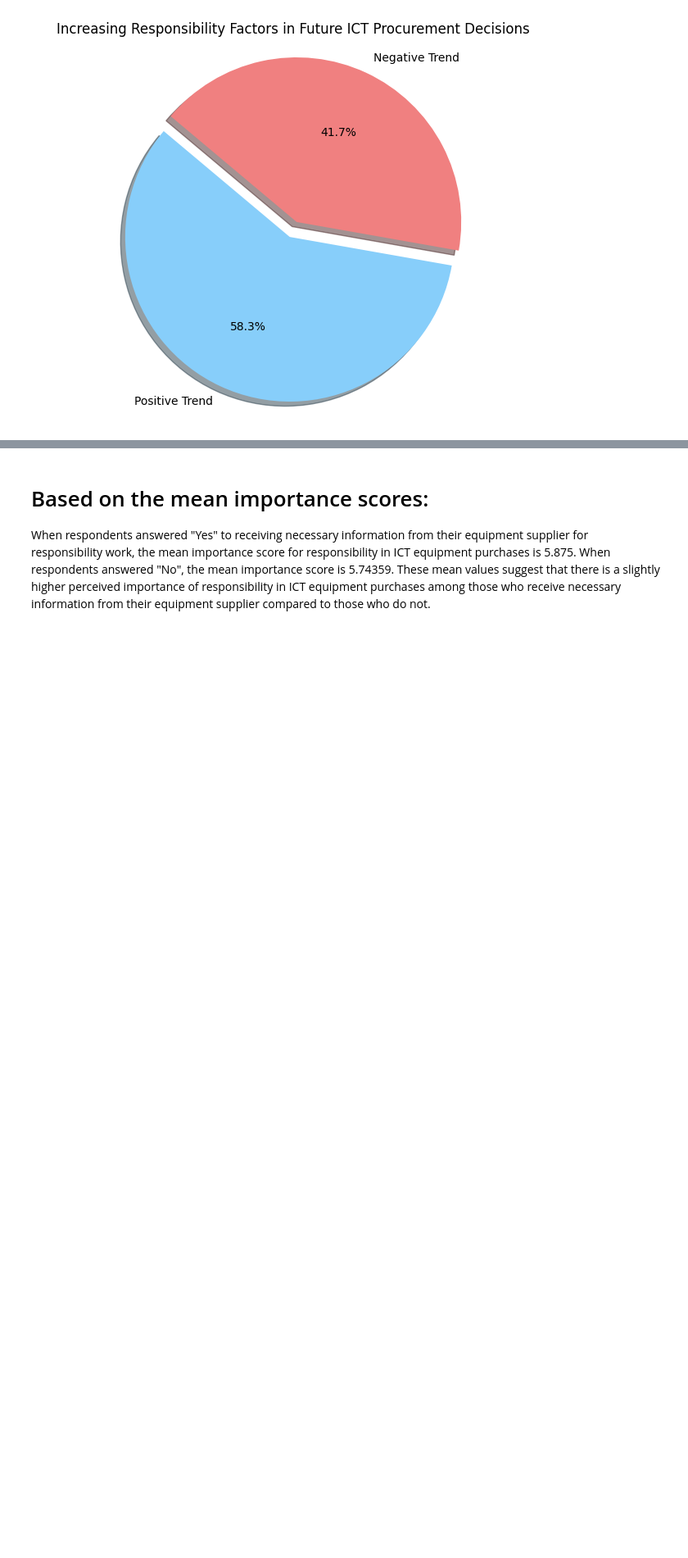
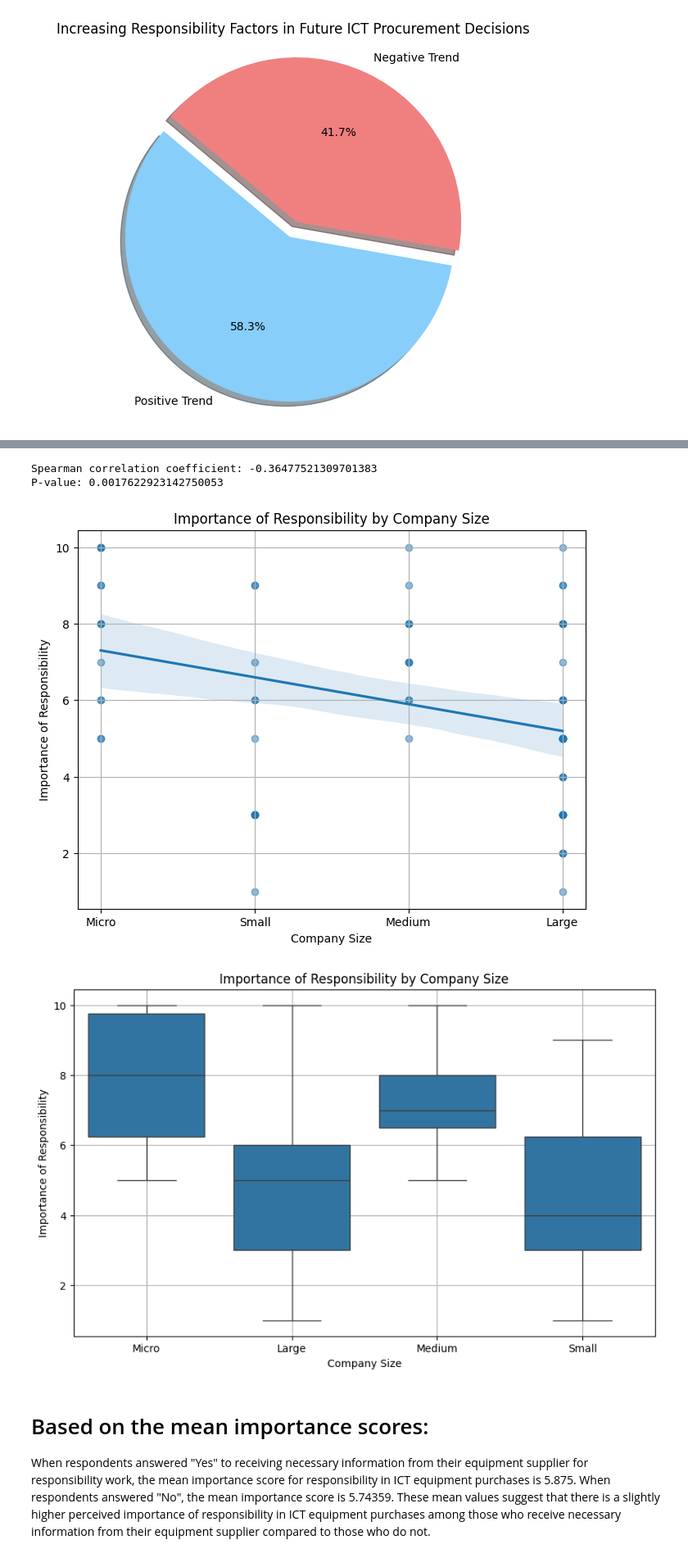
Before and after one commit to ProArif/Thesis, a Jupyter notebook: SurveyAnalysis.ipynb, the cells around one changed output, grey strips where cells are left out. Shown at 82% size. Saved outputs shown, nothing was run; the diff lists cells and outputs as text; code cells hidden in the pictures; blank space fills up the shorter version.

```diff
--- a/SurveyAnalysis.ipynb
+++ b/SurveyAnalysis.ipynb
@@ -545,3 +586,58 @@ plt.show()
+# %%
+
+# Columns for correlation analysis
+correlation_vars = [
+    'How big is your organization?',
+    'Importance of Responsibility'
+]
+
+# Create a subset of the data for correlation analysis
+correlation_data = data[correlation_vars]
+
+# Check for missing values
+#print("Missing values in 'How big is your organization?':", correlation_data['How big is your organization?'].isnull().sum())
+#print("Missing values in 'Importance of Responsibility':", correlation_data['Importance of Responsibility'].isnull().sum())
+
+# Drop missing values
+correlation_data = correlation_data.dropna()
+
+
+# Compute the Spearman correlation coefficient again
+spearman_corr, spearman_p_value = spearmanr(correlation_data['How big is your organization?'], correlation_data['Importance of Responsibility'])
+print("Spearman correlation coefficient:", spearman_corr)
+print("P-value:", spearman_p_value)
+
+# Visualization: Scatter Plot with Regression Line
+plt.figure(figsize=(8, 6))
+sns.regplot(
+    x=correlation_data['How big is your organization?'],
+    y=correlation_data['Importance of Responsibility'],
+    scatter_kws={'alpha': 0.5}
+)
+plt.title('Importance of Responsibility by Company Size')
+plt.xlabel('Company Size')
+plt.ylabel('Importance of Responsibility')
+plt.xticks(ticks=[1, 2, 3, 4], labels=['Micro', 'Small', 'Medium', 'Large'])
+plt.grid(True)
+plt.show()
+
+
+# Box Plot for better visualization
+plt.figure(figsize=(10, 6))
+sns.boxplot(
+    x=correlation_data['How big is your organization?'].map({1: 'Micro', 2: 'Small', 3: 'Medium', 4: 'Large'}),
+    y=correlation_data['Importance of Responsibility']
+)
+plt.title('Importance of Responsibility by Company Size')
+plt.xlabel('Company Size')
+plt.ylabel('Importance of Responsibility')
+plt.grid(True)
+plt.show()
+# %% [output]
+Spearman correlation coefficient: -0.36477521309701383
+P-value: 0.0017622923142750053
+[figure, added]
+[figure, added]
 # %% [markdown]
 # Based on the mean importance scores:
 
```
Also changed, not shown: parts of 8 cells of this notebook.
